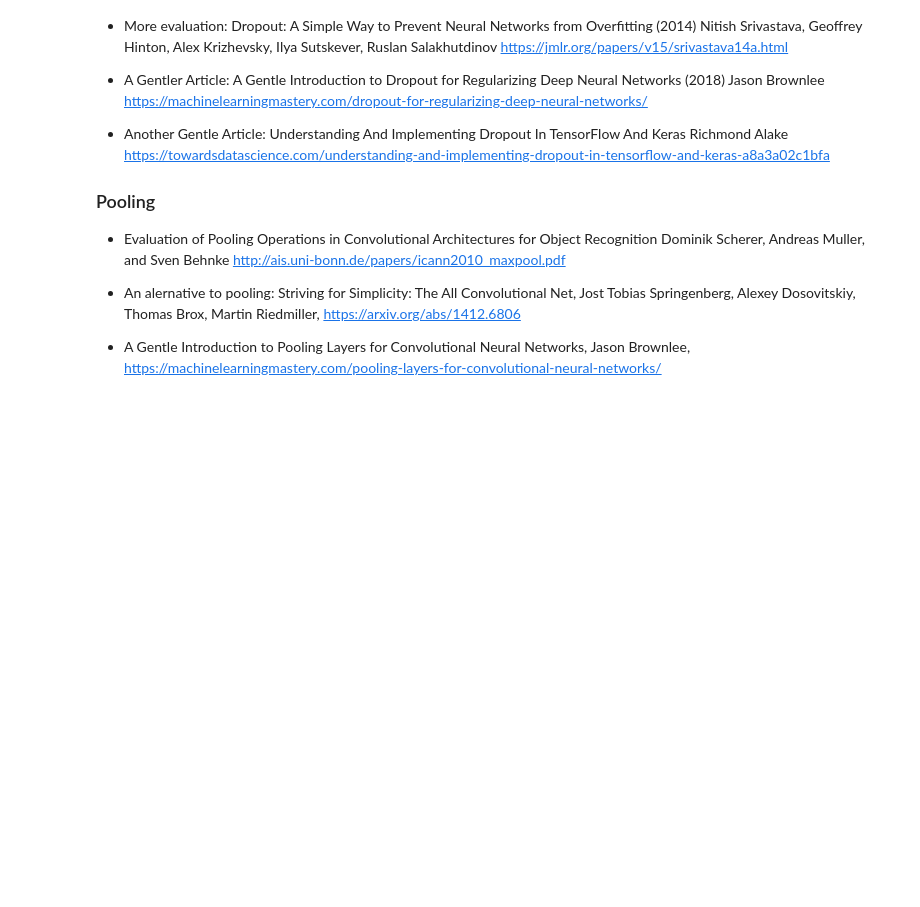
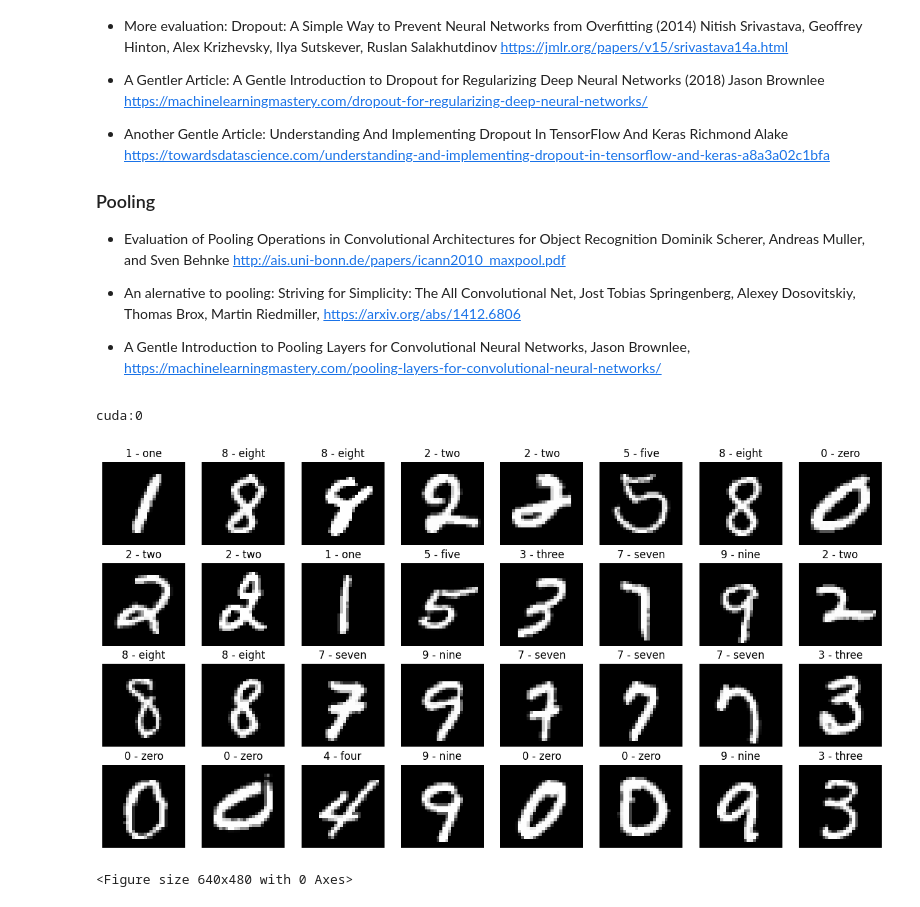
Before and after one commit to PauloPHPC/UMINHO-Visao-por-Computador, a Jupyter notebook: AULA 8/layers-torch - empty.ipynb, the cells around one changed output. Drawn from its saved outputs; the diff is of its cells as text; code cells hidden in the pictures; blank space fills up the shorter version.

Commit message:
AULA 8 - layers-torch done!

```diff
--- a/AULA 8/layers-torch - empty.ipynb
+++ b/AULA 8/layers-torch - empty.ipynb
@@ -67,3 +67,27 @@ import time
 import sys
 sys.path.insert(1, './util')
 import vcpi_util
+# %%
+device = torch.device("cuda:0" if torch.cuda.is_available() else 'cpu')
+print(device)
+
+BATCH_SIZE = 128
+EPOCHS = 20
+# %% [output]
+cuda:0
+# %%
+transform = transforms.Compose([transforms.ToTensor()])
+# TREINO
+train_set = torchvision.datasets.MNIST(root='./data',train = True, download= True, transform = transform)
+train_loader = torch.utils.data.DataLoader(train_set, batch_size=BATCH_SIZE, shuffle= True)
+
+# TESTE
+test_set = torchvision.datasets.MNIST(root='./data',train = False, download= True, transform = transform)
+test_loader = torch.utils.data.DataLoader(test_set, batch_size=BATCH_SIZE, shuffle= False)
+# %%
+images, targets = next(iter(train_loader))
+
+vcpi_util.show_images(4, 8, images, targets, train_set.classes)
+# %% [output]
+[figure, added]
+<Figure size 640x480 with 0 Axes>
```
Also changed, not shown: parts of 9 cells of this notebook.
